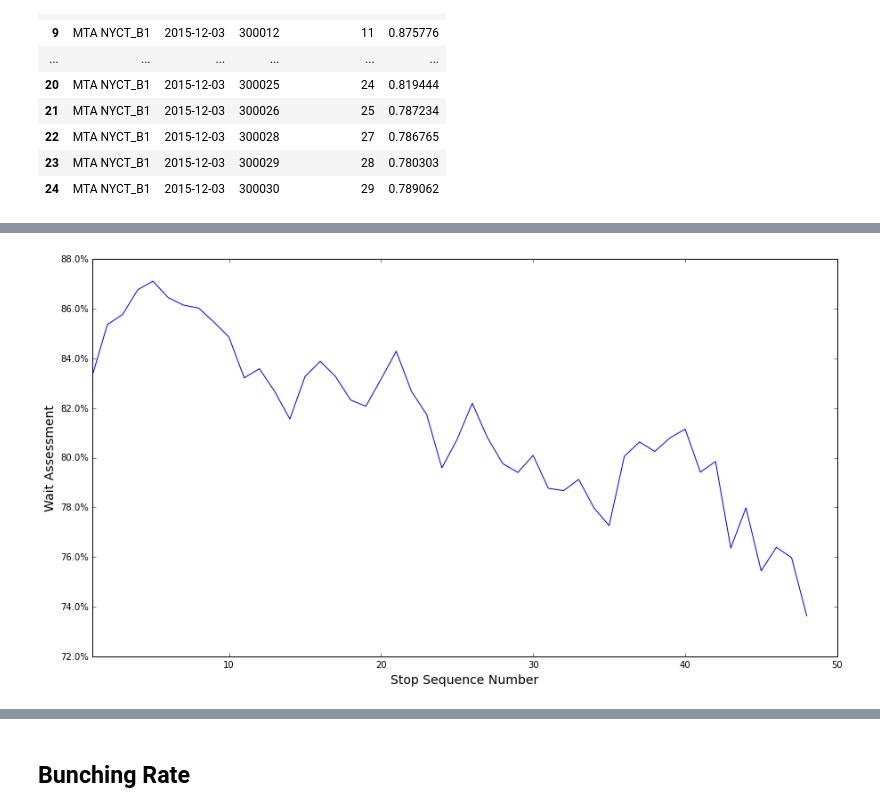
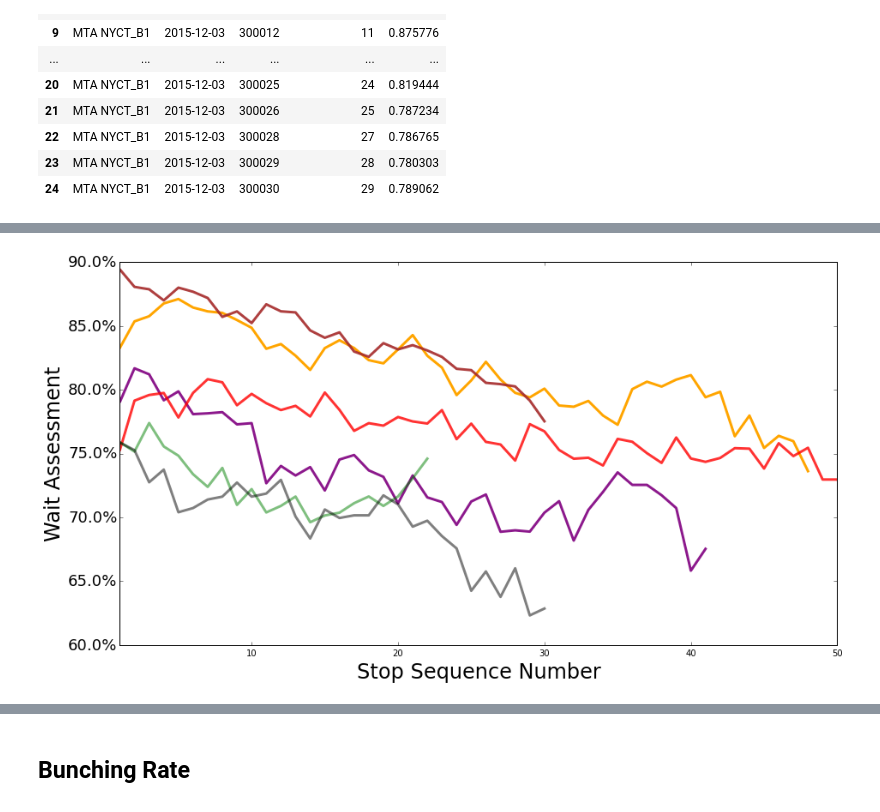
Before and after one commit to sarangof/Bus-Capstone, a Jupyter notebook: demonstration/wait_assessment_trend.ipynb, the cells around one changed output, grey strips where cells are left out. Cells and saved outputs as stored; diff of their text form; code cells hidden in the pictures.

```diff
--- a/demonstration/wait_assessment_trend.ipynb
+++ b/demonstration/wait_assessment_trend.ipynb
@@ -171,3 +171,14 @@ all_stops_df_indexed = all_stops_df.set_index(['route','stop_sequence'])
 all_stops_df_indexed.sort_index(inplace=True)
 # %%
 b1 = all_stops_df_indexed.groupby(level=(0,1))['wa'].mean().loc['MTA NYCT_B1']
+# %%
+q55 = all_stops_df_indexed.groupby(level=(0,1))['wa'].mean().loc['MTA NYCT_Q55']
+# s92 = all_stops_df_indexed.groupby(level=(0,1))['wa'].mean().loc['MTA NYCT_S92']
+# s94 = all_stops_df_indexed.groupby(level=(0,1))['wa'].mean().loc['MTA NYCT_S94']
+# m35 = all_stops_df_indexed.groupby(level=(0,1))['wa'].mean().loc['MTA NYCT_M35']
+# m50 = all_stops_df_indexed.groupby(level=(0,1))['wa'].mean().loc['MTA NYCT_M50']
+b45 = all_stops_df_indexed.groupby(level=(0,1))['wa'].mean().loc['MTA NYCT_B45']
+q72 = all_stops_df_indexed.groupby(level=(0,1))['wa'].mean().loc['MTABC_Q72']
+m4 = all_stops_df_indexed.groupby(level=(0,1))['wa'].mean().loc['MTA NYCT_M4']
+q16 = all_stops_df_indexed.groupby(level=(0,1))['wa'].mean().loc['MTA NYCT_Q16']
+m104 = all_stops_df_indexed.groupby(level=(0,1))['wa'].mean().loc['MTA NYCT_M104']
@@ -174,15 +205,20 @@ b1 = all_stops_df_indexed.groupby(level=(0,1))['wa'].mean().loc['MTA NYCT_B1']
 # %%
 fig, ax = plt.subplots(1,1,figsize=(15,8))
-ax.plot(b1, 'k-',color='blue')
-plt.ylabel('Wait Assessment', fontsize=14)
-plt.xlabel('Stop Sequence Number', fontsize=14)
+ax.plot(b1, 'k-',color='orange', linewidth=3)
+ax.plot(m104, 'k-',color='purple', linewidth=3, alpha=0.9)
+ax.plot(m4, 'k-',color='red', linewidth=3, alpha=0.8)
+ax.plot(q72, 'k-',color='green', linewidth=3, alpha=0.5)
+ax.plot(q55, 'k-',color='brown', linewidth=3, alpha=0.9)
+ax.plot(b45, 'k-',color='black', linewidth=3, alpha=0.5)
+plt.ylabel('Wait Assessment', fontsize=24)
+plt.xlabel('Stop Sequence Number', fontsize=24)
 plt.xlim(1,50)
 vals = ax.get_yticks()
-ax.set_yticklabels(['{:2.1f}%'.format(x*100) for x in vals])
+ax.set_yticklabels(['{:2.1f}%'.format(x*100) for x in vals],fontsize=18)
 plt.savefig('/gpfs2/projects/project-bus_capstone_2016/workspace//mu529/Bus-Capstone/plots/wa_by_stop_sequence.png')
 plt.show()
 # %% [output]
-[figure, old version]
+[figure, new version]
 # %%
 import statsmodels.formula.api as smf
 results = smf.ols('wa ~ stop_sequence', data=all_stops_df.dropna().reset_index()).fit()
```
Also changed, not shown: parts of 2 cells of this notebook, 6 other files.
